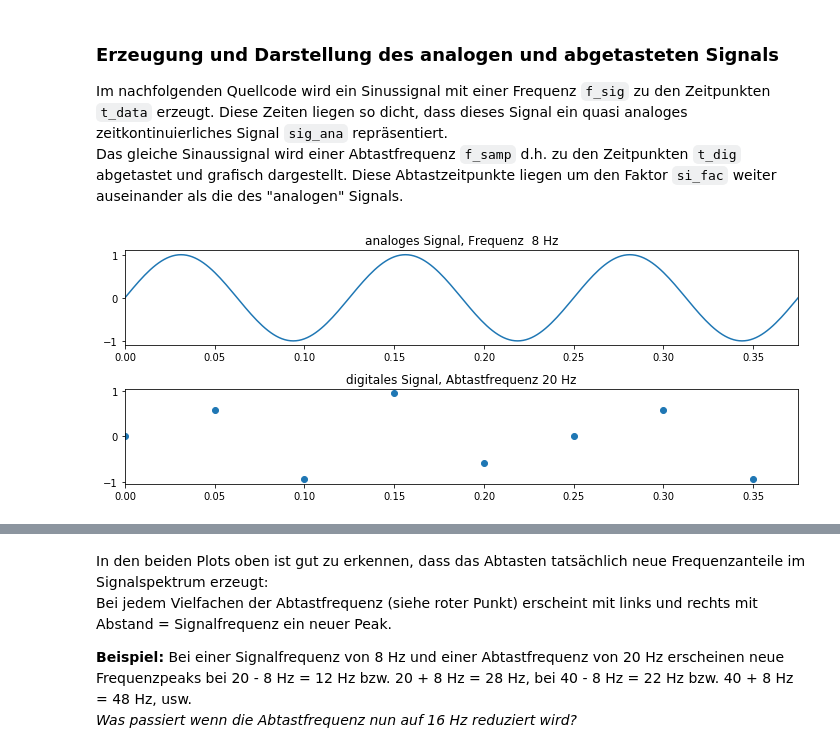
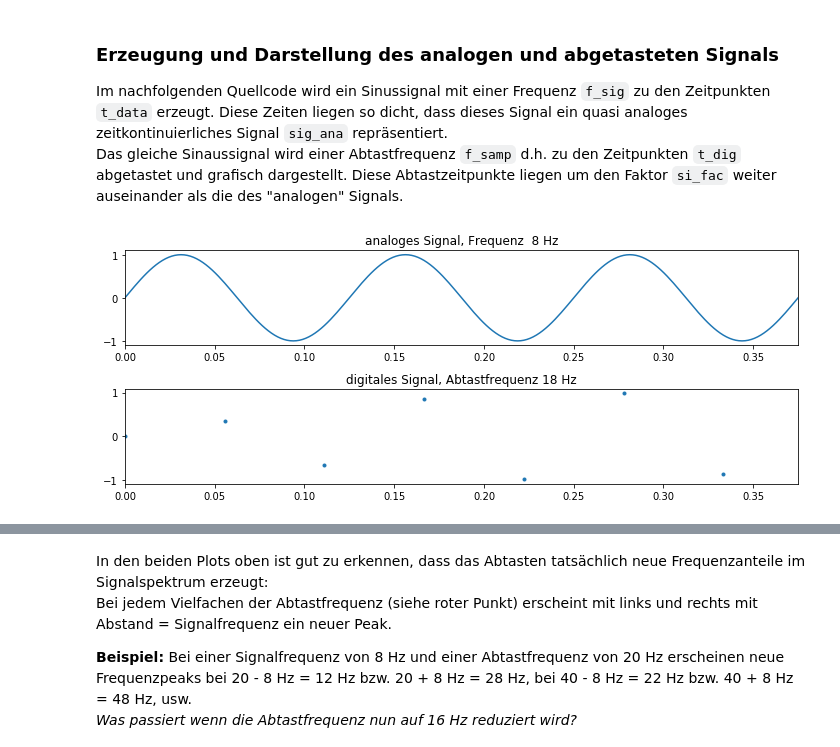
Before and after one commit to StefanMack/AbtastTheo, a Jupyter notebook: SamplTheorem.ipynb, the cells around one changed output, grey strips where cells are left out. Cells and saved outputs as stored; diff of their text form; code cells hidden in the pictures.

```diff
--- a/SamplTheorem.ipynb
+++ b/SamplTheorem.ipynb
@@ -51,36 +51,36 @@ Das gleiche Sinaussignal wird einer Abtastfrequenz ``f_samp`` d.h. zu den Zeitpu
 # %%
 T = 8 # Dauer des Zeitsignals, Anzahl Abtastwerte = T * f_samp
 
 # Faktor mit dem durch Interpolation Anzahl der Werte erhöht wird
 # Nach jedem digitalen Wert (außer dem letzten) kommen (si_fac - 1) neue Werte
 # dazu. Insgesamt erhöht sich die Anzahl der Werte um (Ndig - 1) * si_fac
 si_fac = 32
 
 f_sig = 8  # Signalfrequenz in Hz
-f_samp = 20 # Abtastfrequenz in Hz
+f_samp = 18 # Abtastfrequenz in Hz
 
 # Dichte der Datenpunkte der Zeitfunktion, mit der beim analogen wie auch beim
 # digitalen interpolierten Signal die FFT durchgeführt wird
 f_data = f_samp * si_fac
 
 # Festlegung der Abtastpunkte von -1 bis 1+1/fs mit Abstand 1/fs
 t_dig = np.arange(0,T+1/f_samp,1/f_samp)
 t_data = np.arange(0,T,1/f_data)
 sig_dig = np.sin(2*np.pi*f_sig*t_dig) # Abgetastetes Signal nicht interpoliert
 sig_ana = np.sin(2*np.pi*f_sig*t_data) # Quasi analoges Signal
 
 # Darstellung analoges und digitales abgetastetes Signal
 fig, (ax1, ax2) = plt.subplots(nrows=2, ncols= 1)
 ax1.plot(t_data,sig_ana,'-')
 ax1.set_xlim(xmin = 0,xmax = 3/f_sig) # Drei Perioden darstellen
 ax1.set_title('analoges Signal, Frequenz %2.0f Hz' % f_sig)
-ax2.plot(t_dig,sig_dig,'o')
+ax2.plot(t_dig,sig_dig,'.')
 ax2.set_xlim(xmin = 0,xmax = 3/f_sig)
 ax2.set_title('digitales Signal, Abtastfrequenz %2.0f Hz' % f_samp)
 fig.set_size_inches((10,4))
 plt.tight_layout() # Damit Achsenbeschriftungen nicht überschneiden
 # %% [output]
-[figure, old version]
+[figure, new version]
 # %% [markdown]
 ### Erzeugung eines stufeninterpolierten Signals aus dem abgetasteten Signal
 Ziel dieses Abschnitts ist es, die mit einer FFT berechneten Amplitudenspektren des analogen und das abgetasteten Signals zu vergleichen.
```
Also changed, not shown: parts of 6 cells of this notebook.
